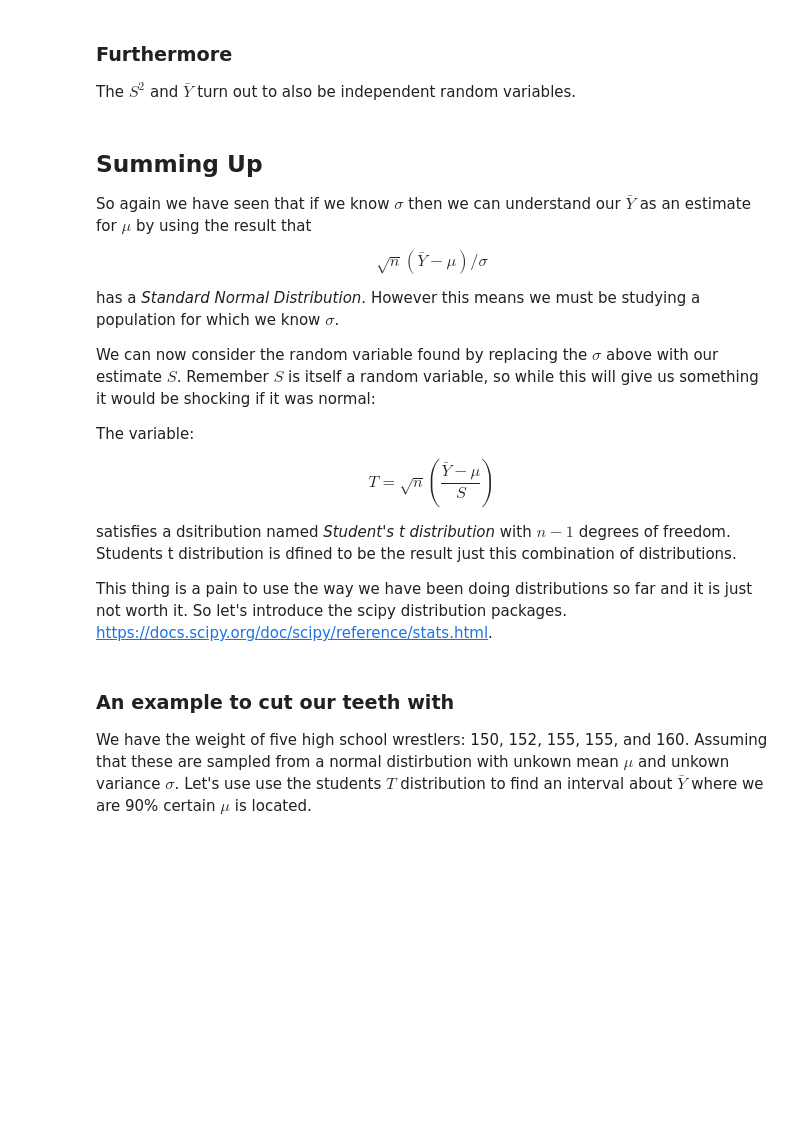
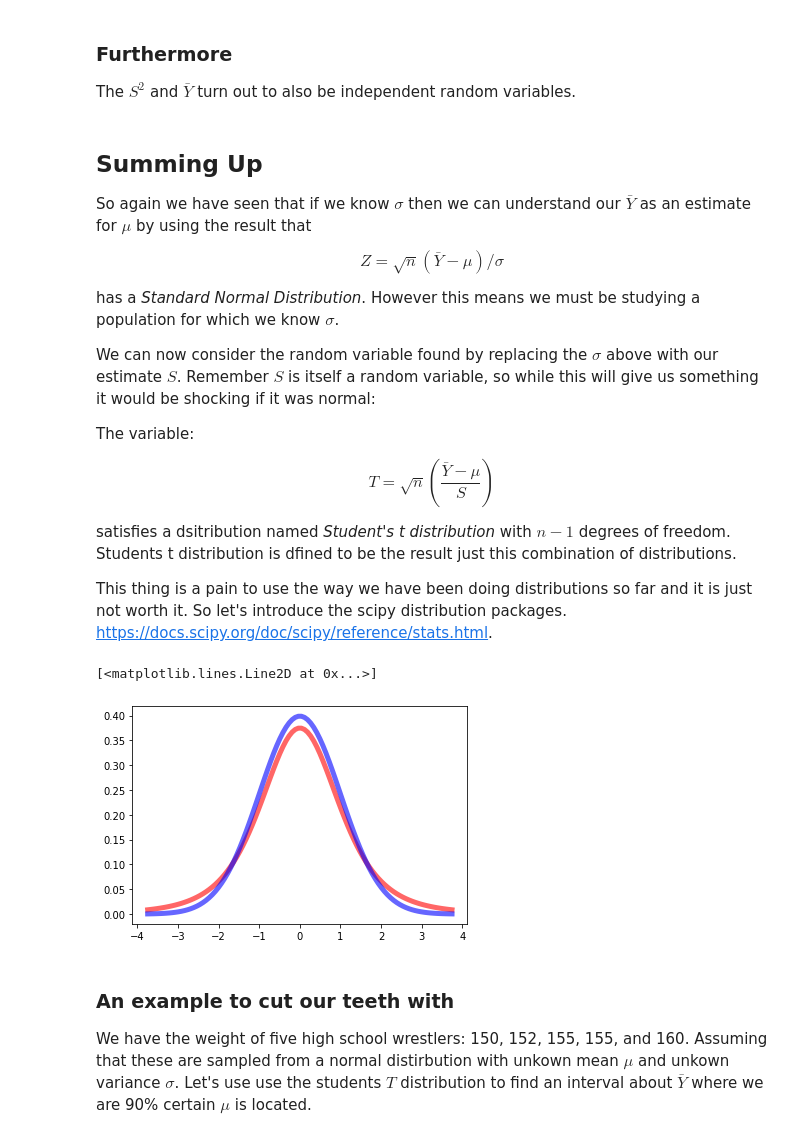
Before and after one commit to virgilpierce/MATH_351, a Jupyter notebook: 3-4 Sampling Distributions Related to the Normal Distribution.ipynb, the cells around one changed output. Cells and saved outputs as stored; diff of their text form; code cells hidden in the pictures; blank space fills up the shorter version.

```diff
--- a/3-4 Sampling Distributions Related to the Normal Distribution.ipynb
+++ b/3-4 Sampling Distributions Related to the Normal Distribution.ipynb
@@ -92,7 +165,7 @@ The $S^2$ and $\bar{Y}$ turn out to also be independent random variables.
 
 So again we have seen that if we know $\sigma$ then we can understand our $\bar{Y}$ as an estimate for $\mu$ by using the result that
 
-$$ \sqrt{n} (\bar{Y} - \mu) / \sigma  $$
+$$Z =  \sqrt{n} (\bar{Y} - \mu) / \sigma  $$
 
 has a *Standard Normal Distribution*.  However this means we must be studying a population for which we know $\sigma$.
 
@@ -105,6 +178,20 @@ $$ T = \sqrt{n} \left( \frac{\bar{Y} - \mu}{S} \right) $$
 satisfies a dsitribution named *Student's t distribution* with $n-1$ degrees of freedom. Students t distribution is dfined to be the result just this combination of distributions.
 
 This thing is a pain to use the way we have been doing distributions so far and it is just not worth it. So let's introduce the scipy distribution packages. [https://docs.scipy.org/doc/scipy/reference/stats.html](https://docs.scipy.org/doc/scipy/reference/stats.html).
+# %%
+from scipy.stats import t
+from scipy.stats import norm
+
+df = 4
+x = np.linspace(t.ppf(0.01, df),
+                t.ppf(0.99, df), 100)
+plt.plot(x, t.pdf(x, df),
+       'r-', lw=5, alpha=0.6, label='t pdf')
+plt.plot(x, norm.pdf(x),
+         'b-', lw=5, alpha =0.6 )
+# %% [output]
+[<matplotlib.lines.Line2D at 0x...>]
+[figure, added]
 # %% [markdown]
 ### An example to cut our teeth with
 
```
Also changed, not shown: parts of 13 cells of this notebook.
